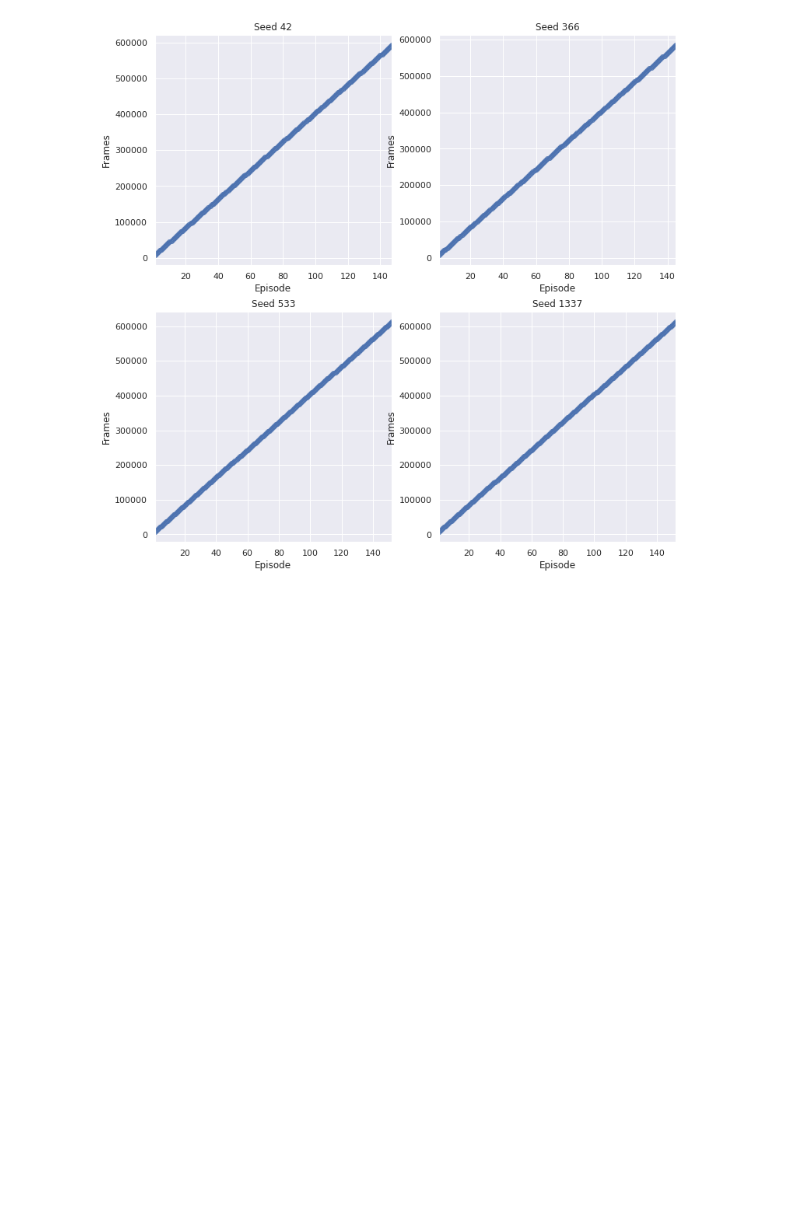
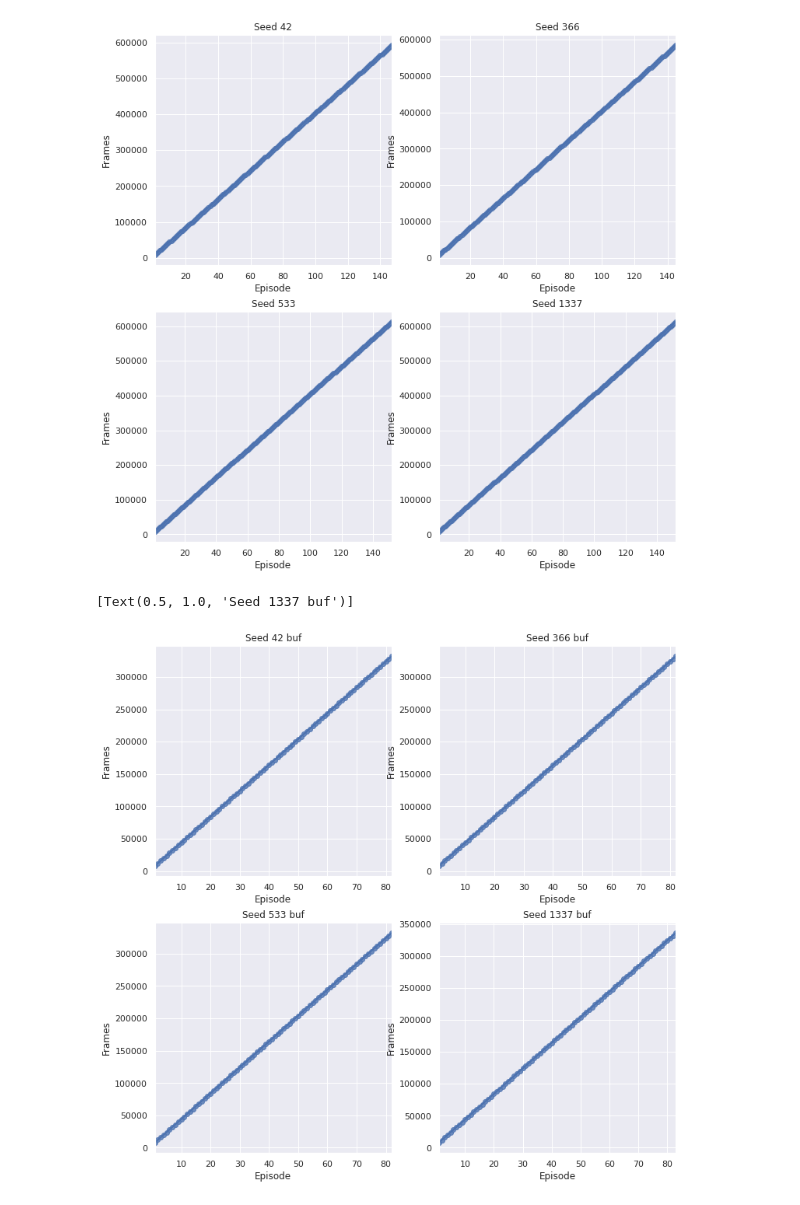
Before and after one commit to Dschimm/rl-project, a Jupyter notebook: charts.ipynb, the cells around one changed output. Drawn from its saved outputs; the diff is of its cells as text; code cells hidden in the pictures; blank space fills up the shorter version.

```diff
--- a/charts.ipynb
+++ b/charts.ipynb
@@ -49,20 +49,47 @@ df42 = read_data('models/exp42')
 df42 = df42.drop([38, 41, 44, 83, 85, 126, 127, 154, 155, 156, 157, 158])
 for i in range(df42.index.size):
     df42.iat[i, 0] = i + 1
+
 df366 = read_data('models/exp366')
 df366 = df366.drop([39, 41, 42, 83, 85, 125, 128, 152, 153, 154, 155, 156, 157, 158])
 for i in range(df366.index.size):
     df366.iat[i, 0] = i + 1
+
 df533 = read_data('models/exp533')
 df533 = df533.drop([38, 41, 43, 82, 84, 125, 127])
 df533 = df533.sort_values(by=["Frames"], ignore_index=True)
 for i in range(df533.index.size):
     df533.iat[i, 0] = i + 1
+
 df1337 = read_data('models/exp1337')
 df1337 = df1337.drop([39, 41, 43, 45, 84, 85, 88, 127, 129, 133])
 df1337 = df1337.sort_values(by=["Frames"], ignore_index=True)
 for i in range(df1337.index.size):
     df1337.iat[i, 0] = i + 1
+
+df42buf = read_data('models/exp42buf')
+df42buf = df42buf.drop([38, 41, 43])
+for i in range(df42buf.index.size):
+    df42buf.iat[i, 0] = i + 1
+
+df366buf = read_data('models/exp366buf')
+df366buf = df366buf.drop([38, 41, 43])
+for i in range(df366buf.index.size):
+    df366buf.iat[i, 0] = i + 1
+
+df533buf = read_data('models/exp533buf')
+df533buf = df533buf.drop([39, 41, 44])
+df533buf = df533buf.sort_values(by=["Frames"], ignore_index=True)
+for i in range(df533buf.index.size):
+    df533buf.iat[i, 0] = i + 1
+
+df1337buf = read_data('models/exp1337buf')
+df1337buf = df1337buf.drop([39, 41, 43, 44])
+for i in range(df1337buf.index.size):
+    df1337buf.iat[i, 0] = i + 1
+
+# for i, item in enumerate(df533buf.values):
+    # print(i, "\t", item[0], "\t", item[2], "\t", item[1], "\t", item[3])
 # %% [output]
 WARNING:tensorflow:From /home/sebastian/Documents/Studium/Master/04/Reinforcement_Learning/rl-project/.venv/lib/python3.8/site-packages/tensorflow/python/summary/summary_iterator.py:31: tf_record_iter ...
 Instructions for updating:
@@ -77,3 +104,12 @@ sns.regplot(x="Episode", y="Frames", fit_reg=True, data=df1337, ax=axs[1][1]).se
 # %% [output]
 [Text(0.5, 1.0, 'Seed 1337')]
 [figure]
+# %%
+fig, axs = plt.subplots(2, 2, figsize=(12,12))
+sns.regplot(x="Episode", y="Frames", data=df42buf, ax=axs[0][0]).set(title="Seed 42 buf")
+sns.regplot(x="Episode", y="Frames", data=df366buf, ax=axs[0][1]).set(title="Seed 366 buf")
+sns.regplot(x="Episode", y="Frames", data=df533buf, ax=axs[1][0]).set(title="Seed 533 buf")
+sns.regplot(x="Episode", y="Frames", data=df1337buf, ax=axs[1][1]).set(title="Seed 1337 buf")
+# %% [output]
+[Text(0.5, 1.0, 'Seed 1337 buf')]
+[figure, added]
```
Also changed, not shown: parts of 8 cells of this notebook.
